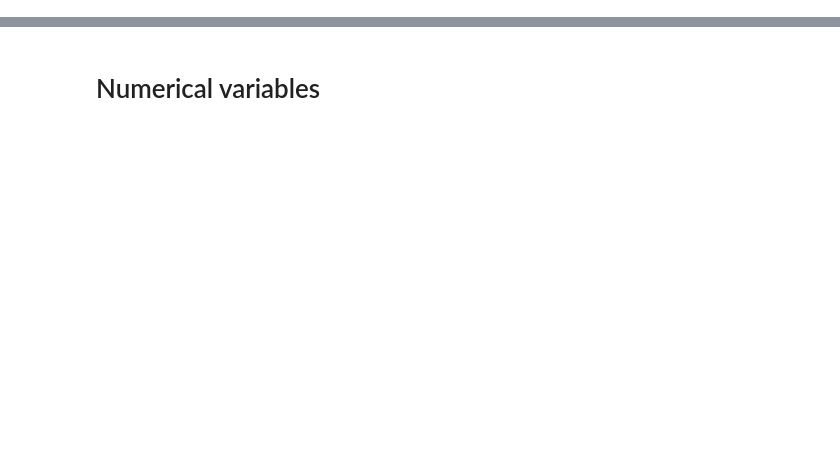
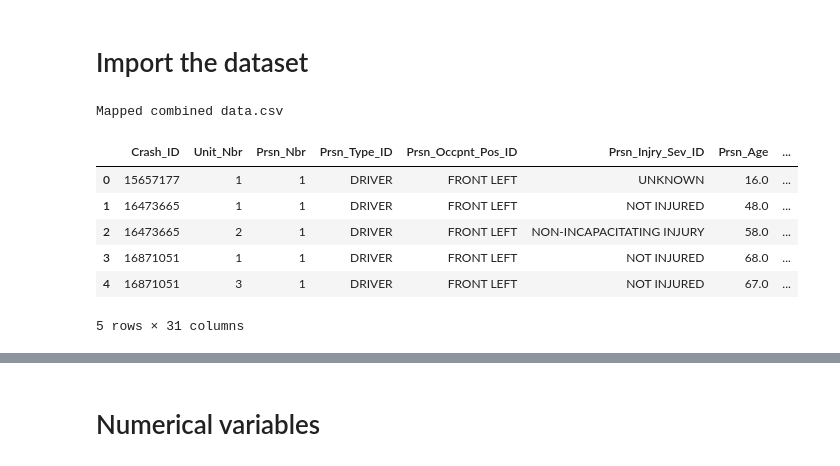
Before and after one commit to duonghung86/Fatality-crashes, a Jupyter notebook: Codes/VCA_ID_1_Data exploring and wrangling.ipynb, the cells around one changed output, grey strips where cells are left out. Drawn from its saved outputs; the diff is of its cells as text; code cells hidden in the pictures; blank space fills up the shorter version.

```diff
--- a/Codes/VCA_ID_1_Data exploring and wrangling.ipynb
+++ b/Codes/VCA_ID_1_Data exploring and wrangling.ipynb
@@ -1 +1,38 @@
+# %% [markdown]
+# Import the dataset
+# %%
+from io import StringIO
+from io import BytesIO
+from zipfile import ZipFile
+import urllib.request
+import pandas as pd
+def zip2df(link):
+    # Open the url link
+    url = urllib.request.urlopen(link)
+
+    # Open as zip file
+    with ZipFile(BytesIO(url.read())) as my_zip_file:
+        for contained_file in my_zip_file.namelist():
+            fzip=my_zip_file.open(contained_file)
+            print(contained_file)
+            data=fzip.read()
+    # Convert bytes object to string object
+    s=str(data,'utf-8')
+    data = StringIO(s)
+    # convert it to pandas DataFrame as normal csv file
+    df=pd.read_csv(data)
+    return df
+# %%
+link_data='https://github.com/duonghung86/Fatality-crashes/raw/master/Codes/Mapped%20combined%20data.zip'
+df=zip2df(link_data)
+df.head()
+# %% [output]
+Mapped combined data.csv
+|  | Crash_ID | Unit_Nbr | Prsn_Nbr | Prsn_Type_ID | Prsn_Occpnt_Pos_ID | Prsn_Injry_Sev_ID | Prsn_Age | ... |
+| 0 | 15657177 | 1 | 1 | DRIVER | FRONT LEFT | UNKNOWN | 16.0 | ... |
+| 1 | 16473665 | 1 | 1 | DRIVER | FRONT LEFT | NOT INJURED | 48.0 | ... |
+| 2 | 16473665 | 2 | 1 | DRIVER | FRONT LEFT | NON-INCAPACITATING INJURY | 58.0 | ... |
+| 3 | 16871051 | 1 | 1 | DRIVER | FRONT LEFT | NOT INJURED | 68.0 | ... |
+| 4 | 16871051 | 3 | 1 | DRIVER | FRONT LEFT | NOT INJURED | 67.0 | ... |
+5 rows × 31 columns
 # %%
```
Also changed, not shown: parts of 44 cells of this notebook, 2 other files.
